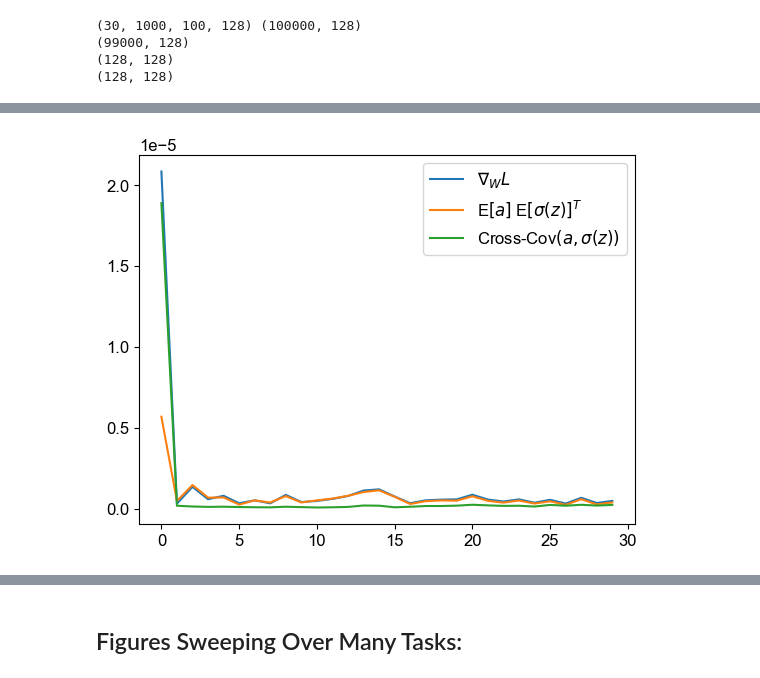
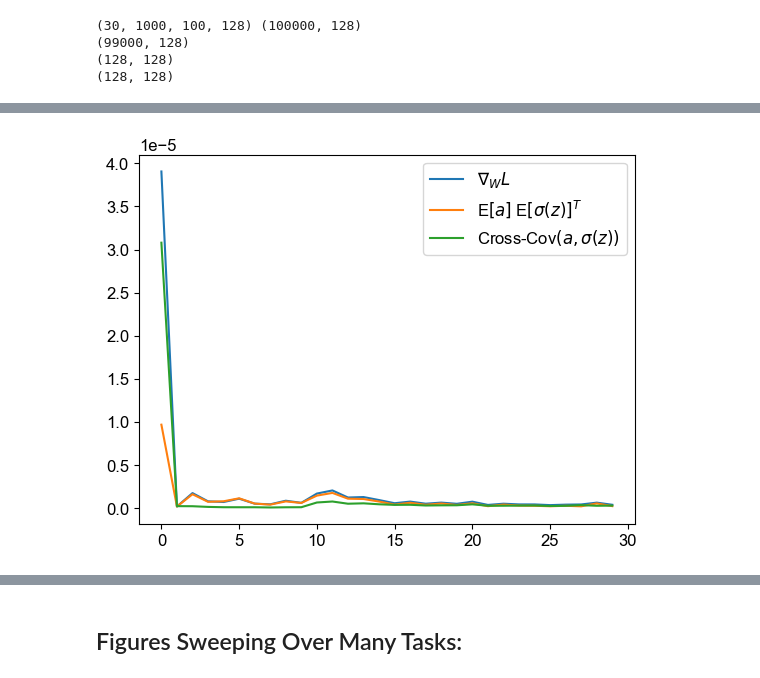
Before and after one commit to meeree/adjoint_dynamics, a Jupyter notebook: sweep_analysis.ipynb, the cells around one changed output, grey strips where cells are left out. Saved outputs shown, nothing was run; the diff lists cells and outputs as text; code cells hidden in the pictures.

```diff
--- a/sweep_analysis.ipynb
+++ b/sweep_analysis.ipynb
@@ -58,7 +66,7 @@ tasks_decent_acc = tasks_decent_acc.split() # str -> list of str.
 ### Set the root directory of data to analyze. <strong>User should customize:</strong>
 # %%
 neurogym_root = '/home/ws3/Desktop/james/neurogym/examples/'
-task = tasks_decent_acc[0]
-root = neurogym_root + 'default_init_no_stopping_with_grads_' + task + '/'
+task = 'DelayMatchSample-v0'
+root = neurogym_root + 'default_init_no_stopping_' + task + '/'
 printbigmd(f'Data root file: {root}')
 # %% [output]
@@ -66,6 +74,6 @@ printbigmd(f'Data root file: {root}')
 # %%
 checkpoints, GD_iteration = load_checkpoints(root)
-checkpoints, GD_iteration = checkpoints[::2], GD_iteration[::2] # Subset
+checkpoints, GD_iteration = checkpoints[::5], GD_iteration[::5] # Subset
 GD_iteration = np.array(GD_iteration)
 printbigmd(f'{len(checkpoints)} Checkpoints, over {GD_iteration[-1]} GD iterations')
 # %% [output]
@@ -452,15 +442,17 @@ for b in range(adjs_all.shape[0]):
     mu, mu2 = prepro.mean(0), prepro2.mean(0)
     cross = ((prepro - mu[None])[:, :, None] * (prepro2 - mu2[None])[:, None, :]).mean(0)
     mean_term = np.outer(mu, mu2)
-    changes_guess.append(np.linalg.norm(cross + mean_term))
-    changes_cross.append(np.linalg.norm(cross))
-    changes_mean_term.append(np.linalg.norm(mean_term))
+    changes_guess.append(cross + mean_term)
+    changes_cross.append(cross)
+    changes_mean_term.append(mean_term)
+changes_guess, changes_mean_term, changes_cross = np.stack(changes_guess), np.stack(changes_mean_term), np.stack(changes_cross)
 # %%
-plt.plot(changes_guess)
-plt.plot(changes_mean_term)
-plt.plot(changes_cross)
+get_norm = lambda vec_of_mats: np.stack([np.linalg.norm(A) for A in vec_of_mats])
+plt.plot(get_norm(changes_guess))
+plt.plot(get_norm(changes_mean_term))
+plt.plot(get_norm(changes_cross))
 plt.legend(['$\\nabla_W L$', 'E$[a]$ E$[\\sigma(z)]^T$', 'Cross-Cov$(a, \\sigma(z))$'])
 # plt.yscale('log')
 plt.show()
 # %% [output]
-[figure, old version]
+[figure, new version]
```
Also changed, not shown: parts of 28 cells of this notebook, 11 other files.
